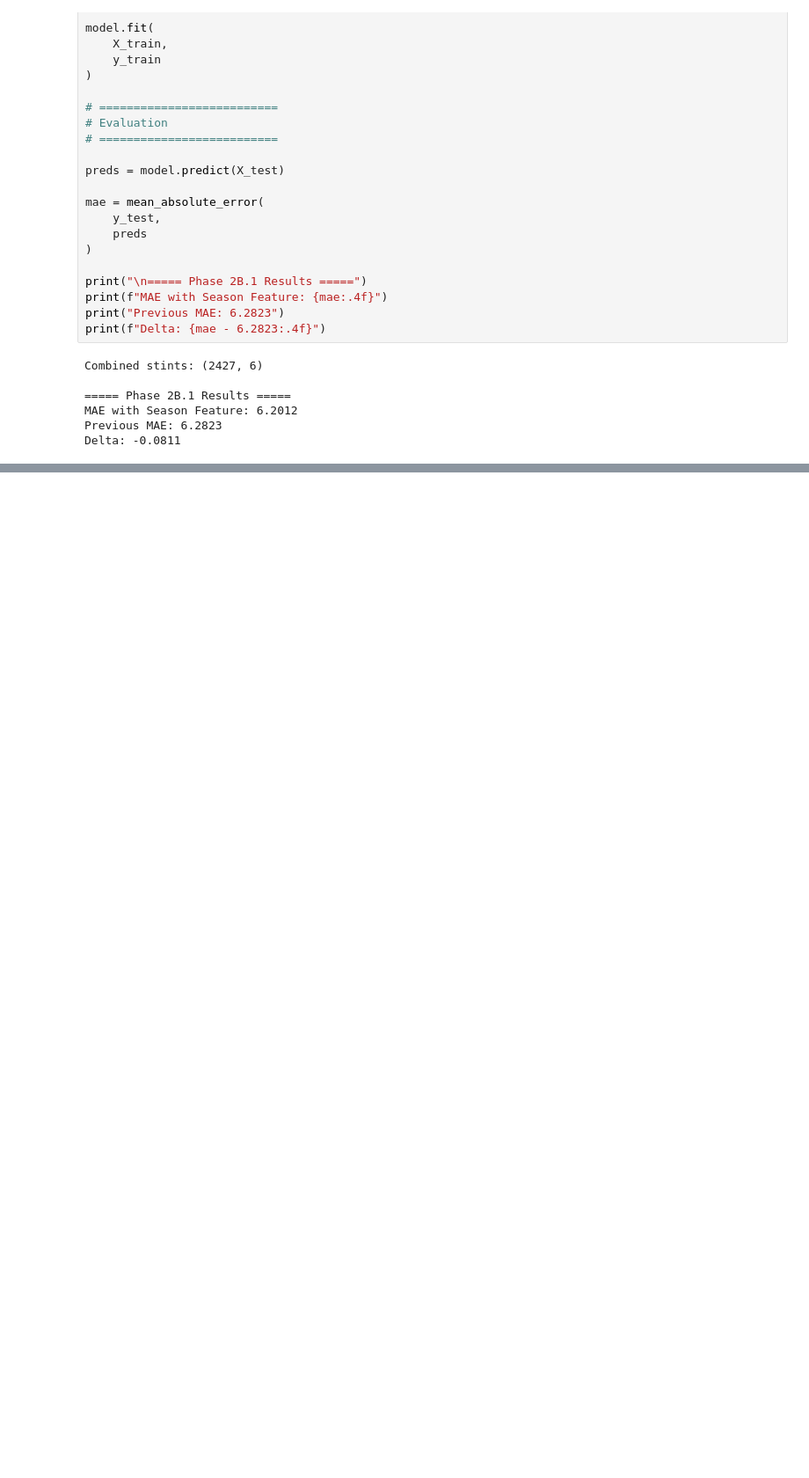
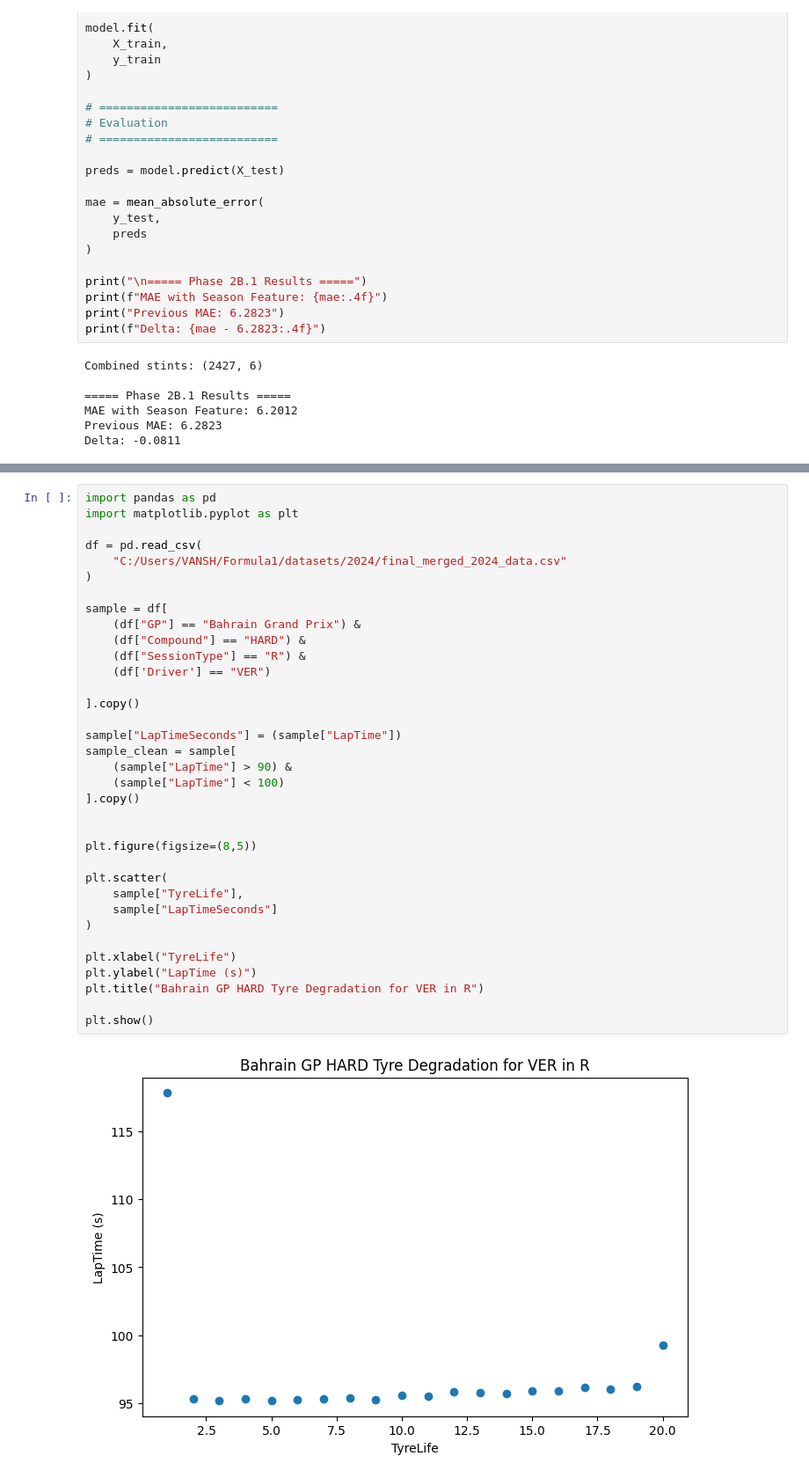
Before and after one commit to UsualSuspect09/F1-Race-Strat-Engine, a Jupyter notebook: notebooks/2024_data_processing.ipynb, the cells around one changed output, grey strips where cells are left out. Shown at 88% size. Saved outputs shown, nothing was run; the diff lists cells and outputs as text; blank space fills up the shorter version.

```diff
--- a/notebooks/2024_data_processing.ipynb
+++ b/notebooks/2024_data_processing.ipynb
@@ -1081,0 +1316,37 @@ Delta: -0.0811
+# %%
+import pandas as pd
+import matplotlib.pyplot as plt
+
+df = pd.read_csv(
+    "C:/Users/VANSH/Formula1/datasets/2024/final_merged_2024_data.csv"
+)
+
+sample = df[
+    (df["GP"] == "Bahrain Grand Prix") &
+    (df["Compound"] == "HARD") &
+    (df["SessionType"] == "R") &
+    (df['Driver'] == "VER")
+
+].copy()
+
+sample["LapTimeSeconds"] = (sample["LapTime"])
+sample_clean = sample[
+    (sample["LapTime"] > 90) &
+    (sample["LapTime"] < 100)
+].copy()
+
+
+plt.figure(figsize=(8,5))
+
+plt.scatter(
+    sample["TyreLife"],
+    sample["LapTimeSeconds"]
+)
+
+plt.xlabel("TyreLife")
+plt.ylabel("LapTime (s)")
+plt.title("Bahrain GP HARD Tyre Degradation for VER in R")
+
+plt.show()
+# %% [output]
+[figure, added]
```
Also changed, not shown: parts of 17 cells of this notebook, 2 other files.
